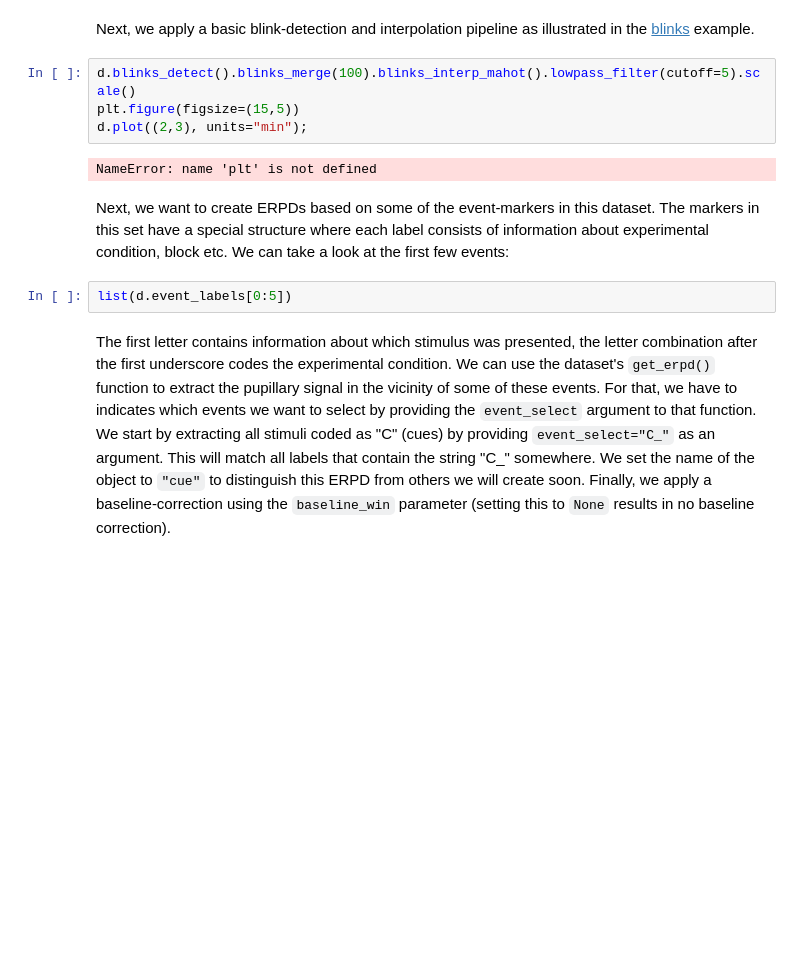
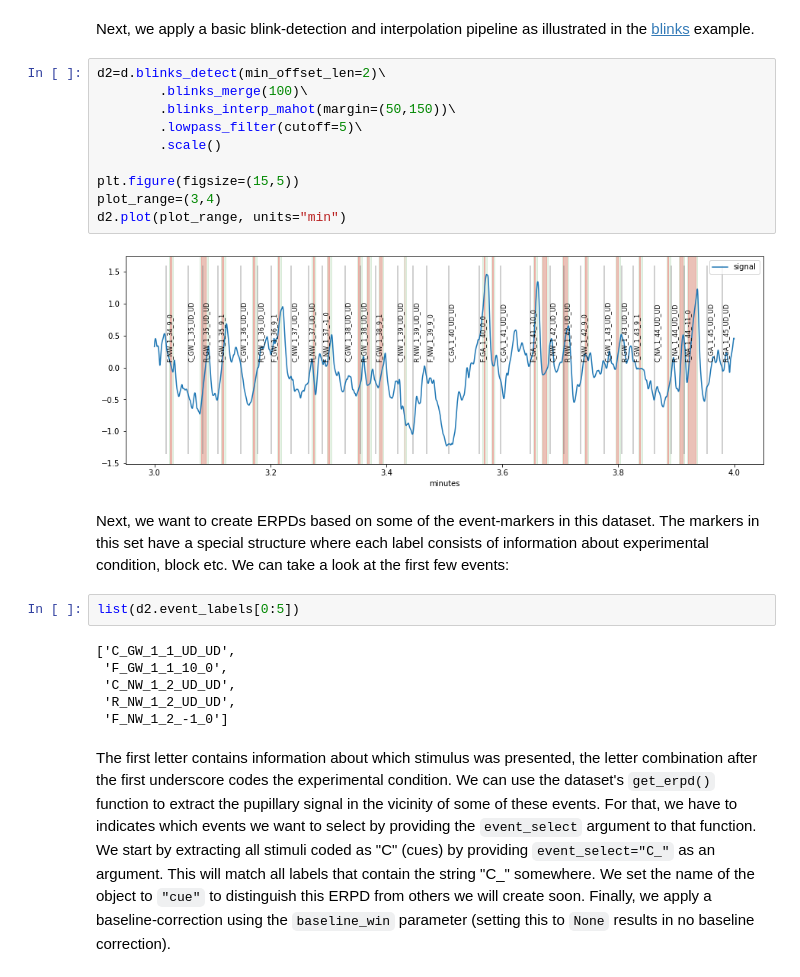
Before and after one commit to ihrke/pypillometry, a Jupyter notebook: docs/erpds.ipynb, the cells around one changed output. Saved outputs shown, nothing was run; the diff lists cells and outputs as text; blank space fills up the shorter version.

```diff
--- a/docs/erpds.ipynb
+++ b/docs/erpds.ipynb
@@ -15,15 +16,27 @@ d=pp.PupilData.from_file("https://github.com/ihrke/pypillometry/raw/master/data/
 # %% [markdown]
 Next, we apply a basic blink-detection and interpolation pipeline as illustrated in the [blinks](/docs/html/docs/blinks.html) example.
 # %%
-d.blinks_detect().blinks_merge(100).blinks_interp_mahot().lowpass_filter(cutoff=5).scale()
+d2=d.blinks_detect(min_offset_len=2)\
+        .blinks_merge(100)\
+        .blinks_interp_mahot(margin=(50,150))\
+        .lowpass_filter(cutoff=5)\
+        .scale()
+
 plt.figure(figsize=(15,5))
-d.plot((2,3), units="min");
+plot_range=(3,4)
+d2.plot(plot_range, units="min")
 # %% [output]
-NameError: name 'plt' is not defined
+[figure, added]
 # %% [markdown]
 Next, we want to create ERPDs based on some of the event-markers in this dataset. The markers in this set have a special structure where each label consists of information about experimental condition, block etc. We can take a look at the first few events:
 # %%
-list(d.event_labels[0:5])
+list(d2.event_labels[0:5])
+# %% [output]
+['C_GW_1_1_UD_UD',
+ 'F_GW_1_1_10_0',
+ 'C_NW_1_2_UD_UD',
+ 'R_NW_1_2_UD_UD',
+ 'F_NW_1_2_-1_0']
 # %% [markdown]
 The first letter contains information about which stimulus was presented, the letter combination after the first underscore codes the experimental condition. We can use the dataset's `get_erpd()` function to extract the pupillary signal in the vicinity of some of these events. For that, we have to indicates which events we want to select by providing the `event_select` argument to that function. We start by extracting all stimuli coded as "C" (cues) by providing `event_select="C_"` as an argument. This will match all labels that contain the string "C_" somewhere. We set the name of the object to `"cue"` to distinguish this ERPD from others we will create soon. Finally, we apply a baseline-correction using the `baseline_win` parameter (setting this to `None` results in no baseline correction).
 # %%
```
Also changed, not shown: parts of 6 cells of this notebook, 24 other files.
